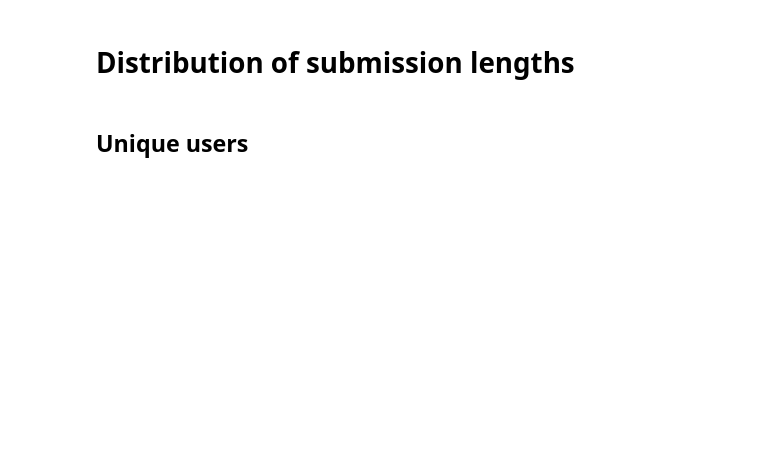
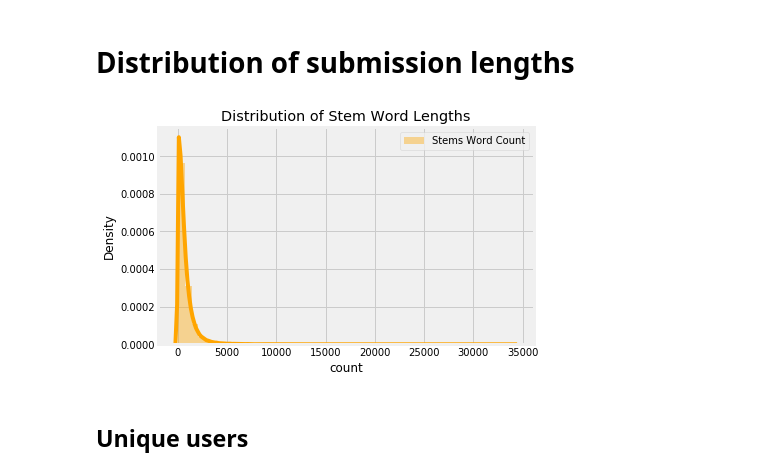
Before and after one commit to eileenhartnett/NLP-DeepLearning-Reddit-Project, a Jupyter notebook: notebooks/step3-EDA.ipynb, the cells around one changed output. Saved outputs shown, nothing was run; the diff lists cells and outputs as text; code cells hidden in the pictures; blank space fills up the shorter version.

```diff
--- a/notebooks/step3-EDA.ipynb
+++ b/notebooks/step3-EDA.ipynb
@@ -29,7 +47,7 @@ posts['subreddit'].value_counts()
 posts['text_length'] = posts['text'].map(len)
 # %%
 # Create a new column with number of words per submission
-posts['text_word_count'] = posts['word_stems'].map(len)
+posts['stems_word_count'] = posts['word_stems'].map(len)
 # %%
 # Show the shortest submissions
 posts.sort_values(by='text_length', ascending=True)[['text']].head()
@@ -39,11 +91,12 @@ posts.sort_values(by='text_length', ascending=False)[['text']].head()
 # %% [markdown]
 # Distribution of submission lengths
 # %%
-sns.distplot(posts['text_word_count'] , color = 'orange', label="Submission Word Count",bins=50)
-sns.distplot(posts['text_length'] , color = 'grey', label="Submission Length", bins=50)
+sns.distplot(posts['stems_word_count'] , color = 'orange', label="Stems Word Count",bins=50)
 plt.xlabel("count")
-plt.title("Distribution of Submission Lengths")
+plt.title("Distribution of Stem Word Lengths")
 plt.legend();
+# %% [output]
+[figure, added]
 # %%
 # To do: look at pre and post covid and by disorder
 # %% [markdown]
```
Also changed, not shown: parts of 10 cells of this notebook, 2 other files.
